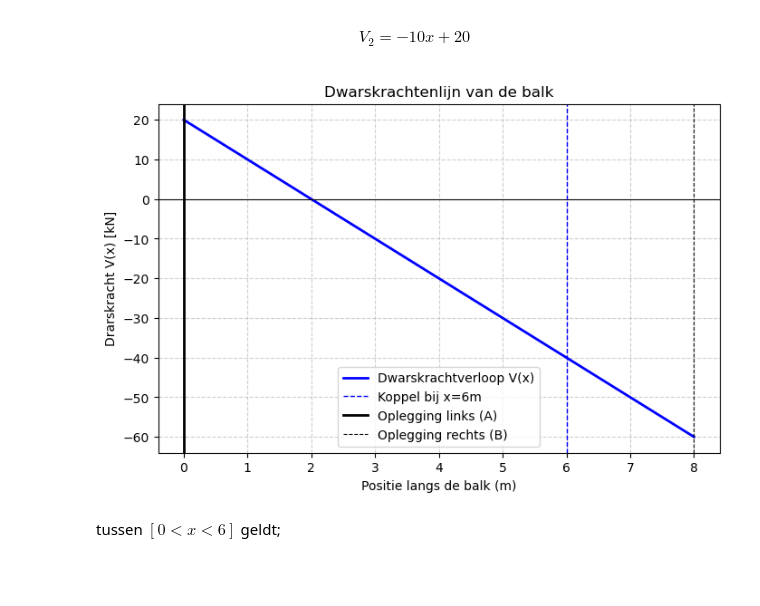
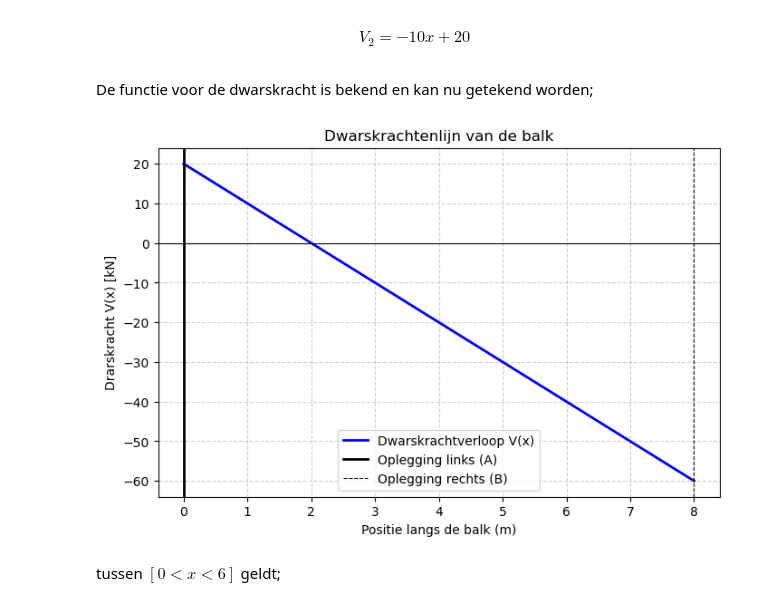
Before and after one commit to HHS-boeken/Mechanica, a Jupyter notebook: book/H1/Opgave_les3.ipynb, the cells around one changed output. Cells and saved outputs as stored; diff of their text form; code cells hidden in the pictures; blank space fills up the shorter version.

```diff
--- a/book/H1/Opgave_les3.ipynb
+++ b/book/H1/Opgave_les3.ipynb
@@ -62,6 +64,8 @@ tussen $[6 < x < 8]$ geldt;
 \begin{align}
  V_2 = -10x+20
 \end{align}
+# %% [markdown]
+De functie voor de dwarskracht is bekend en kan nu getekend worden;
 # %%
 import numpy as np
 import matplotlib.pyplot as plt
@@ -71,35 +75,35 @@ L = 8       # Lengte van de balk (m)
 x_C = 6     # Locatie van het koppel (m)
 q = -10     # Verdeelde belasting (kN/m, naar beneden)
 M_C = 160   # Koppel (kNm, met de klok mee)
 R_A = 20    # Reactiekracht bij A (kN)
 R_B = 60    # Reactiekracht bij B (kN)
 
 # Discretisatie van de balk
 x_values = np.linspace(0, L, 500)
 V_values = np.zeros_like(x_values)
 
 # Momentverloop berekenen
 for i, x in enumerate(x_values):
     if x < x_C:  # Links van het koppel
         V_values[i] = -10 * x + 20
     else:  # Rechts van het koppel
         V_values[i] = -10 * x + 20  # Sprong in moment door koppel
 
 # Plot de momentenlijn
 plt.figure(figsize=(8, 5))
 plt.plot(x_values, V_values, label="Dwarskrachtverloop V(x)", linewidth=2, color='blue')
 plt.axhline(0, color='black', linewidth=0.8)
-plt.axvline(x_C, color='blue', linestyle='dashed', linewidth=1, label="Koppel bij x=6m")
+#plt.axvline(x_C, color='blue', linestyle='dashed', linewidth=1, label="Koppel bij x=6m")
 plt.axvline(0, color='black', linewidth=2, label="Oplegging links (A)")
 plt.axvline(L, color='black', linestyle='dashed', linewidth=0.8, label="Oplegging rechts (B)")
 plt.xlabel("Positie langs de balk (m)")
 plt.ylabel("Drarskracht V(x) [kN]")
 plt.title("Dwarskrachtenlijn van de balk")
 plt.grid(True, linestyle='--', alpha=0.6)
 plt.legend()
 plt.show()
 # %% [output]
-[figure, old version]
+[figure, new version]
 # %% [markdown]
 tussen $[0 < x < 6]$ geldt;
 # %% [markdown]
```
Also changed, not shown: parts of 16 cells of this notebook.
